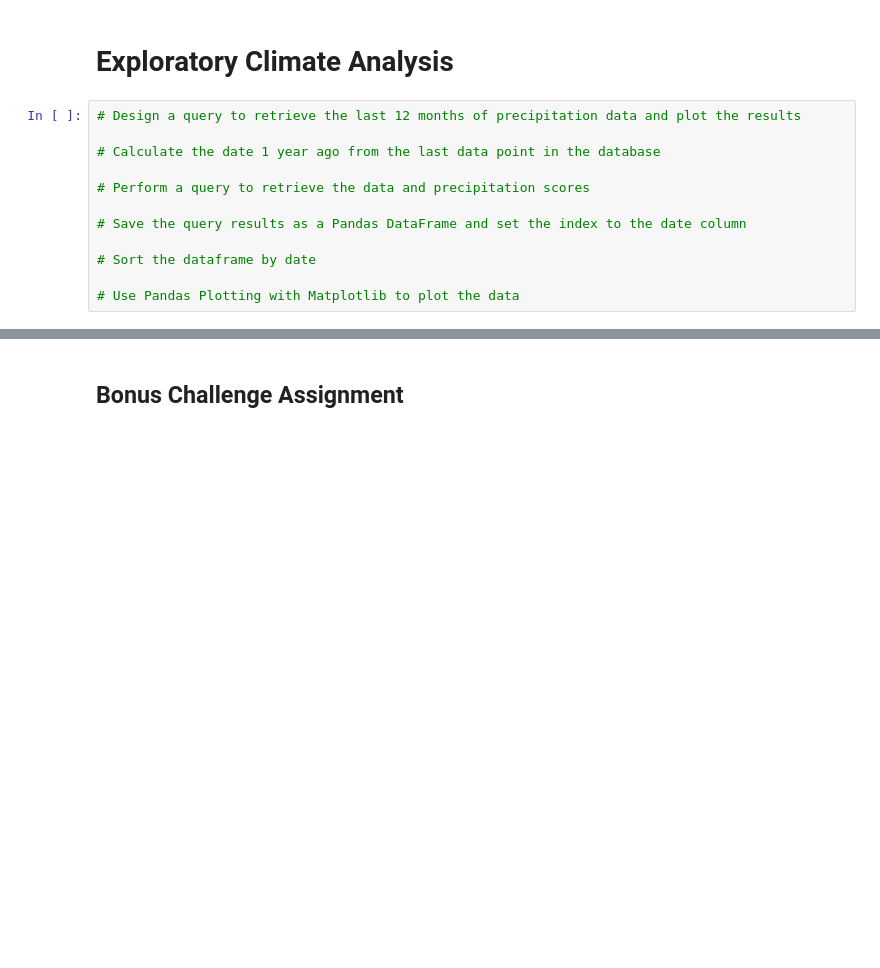
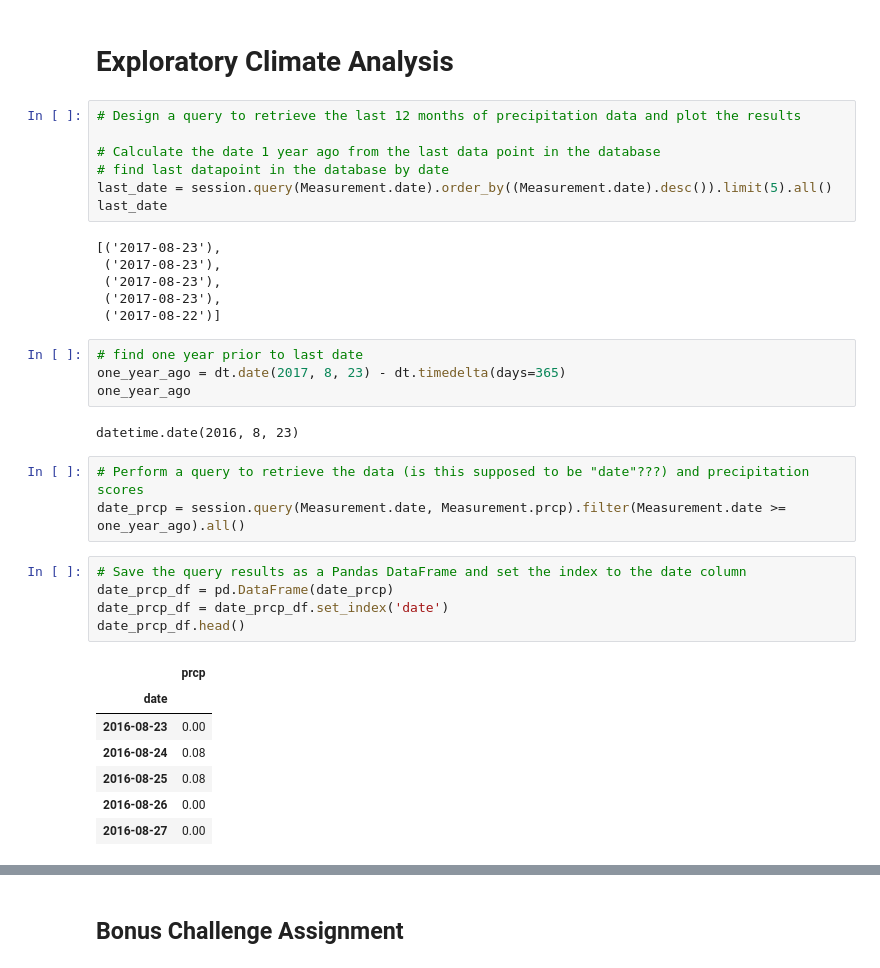
Before and after one commit to sjricketts/sqlalchemy-challenge, a Jupyter notebook: climate.ipynb, the cells around one changed output, grey strips where cells are left out. Cells and saved outputs as stored; diff of their text form; blank space fills up the shorter version.

```diff
--- a/climate.ipynb
+++ b/climate.ipynb
@@ -42,11 +43,34 @@ session = Session(engine)
 # Design a query to retrieve the last 12 months of precipitation data and plot the results
 
 # Calculate the date 1 year ago from the last data point in the database
-
-# Perform a query to retrieve the data and precipitation scores
-
-# Save the query results as a Pandas DataFrame and set the index to the date column
-
-# Sort the dataframe by date
-
-# Use Pandas Plotting with Matplotlib to plot the data
+# find last datapoint in the database by date
+last_date = session.query(Measurement.date).order_by((Measurement.date).desc()).limit(5).all()
+last_date
+# %% [output]
+[('2017-08-23'),
+ ('2017-08-23'),
+ ('2017-08-23'),
+ ('2017-08-23'),
+ ('2017-08-22')]
+# %%
+# find one year prior to last date
+one_year_ago = dt.date(2017, 8, 23) - dt.timedelta(days=365)
+one_year_ago
+# %% [output]
+datetime.date(2016, 8, 23)
+# %%
+# Perform a query to retrieve the data (is this supposed to be "date"???) and precipitation scores
+date_prcp = session.query(Measurement.date, Measurement.prcp).filter(Measurement.date >= one_year_ago).all()
+# %%
+# Save the query results as a Pandas DataFrame and set the index to the date column
+date_prcp_df = pd.DataFrame(date_prcp)
+date_prcp_df = date_prcp_df.set_index('date')
+date_prcp_df.head()
+# %% [output]
+|  | prcp |
+| date |  |
+| 2016-08-23 | 0.00 |
+| 2016-08-24 | 0.08 |
+| 2016-08-25 | 0.08 |
+| 2016-08-26 | 0.00 |
+| 2016-08-27 | 0.00 |
```
Also changed, not shown: parts of 9 cells of this notebook.
